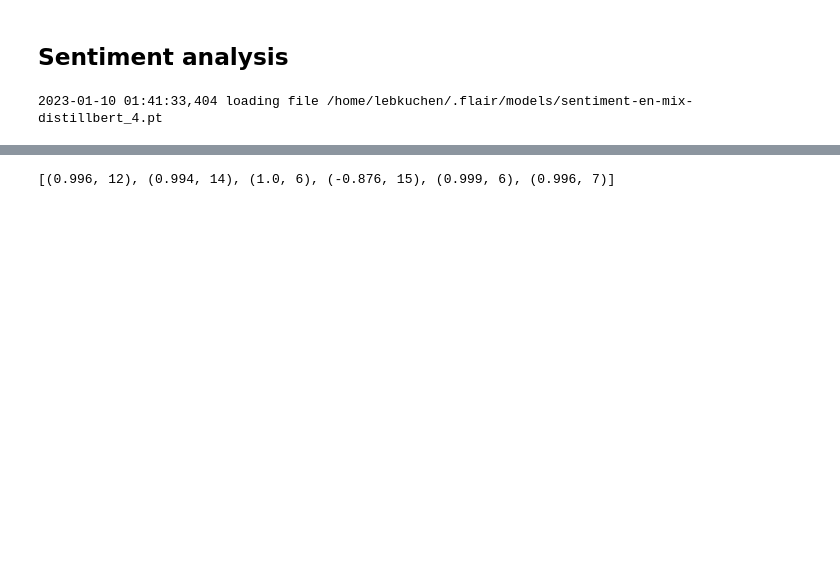
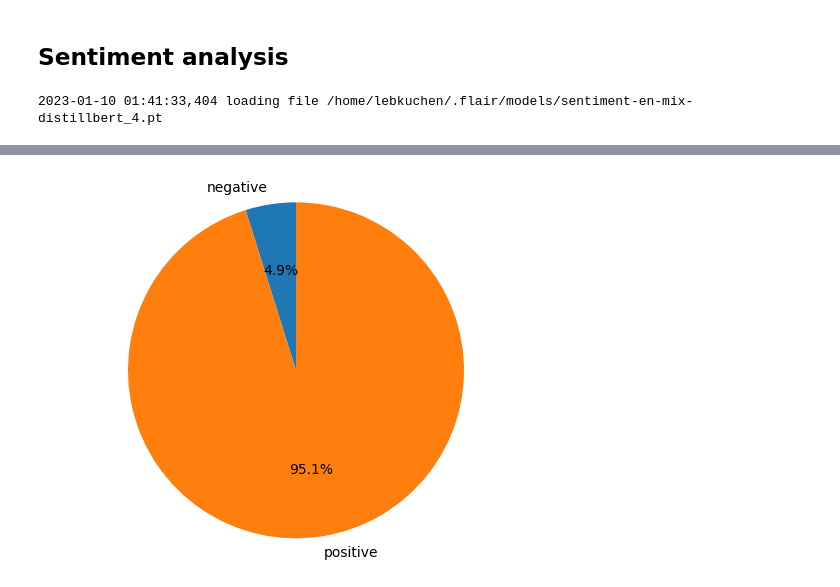
Before and after one commit to unibz-seis2022-transcripts/programming-for-data-science-project, a Jupyter notebook: Inside-Airbnb-Berlin.ipynb, the cells around one changed output, grey strips where cells are left out. Cells and saved outputs as stored; diff of their text form; code cells hidden in the pictures; blank space fills up the shorter version.

Commit message:
plot sentiment analysis maps

```diff
--- a/Inside-Airbnb-Berlin.ipynb
+++ b/Inside-Airbnb-Berlin.ipynb
@@ -452,24 +459,24 @@ def get_sum(scores):
 # %%
 english_reviews_sample = english_reviews.sample(n = 50000)
 # %%
-reviews_with_sentiment = english_reviews_sample.copy()
-reviews_with_sentiment.reset_index(inplace=True)
+# reviews_with_sentiment = english_reviews_sample.copy()
+# reviews_with_sentiment.reset_index(inplace=True)
 
-for index, review in reviews_with_sentiment.iterrows():
-  if index % 100 == 0:
-    print("Now processing iteration ", index)
+# for index, review in reviews_with_sentiment.iterrows():
+#   if index % 100 == 0:
+#     print("Now processing iteration ", index)
 
-  review_comment = review["comments"]
-  comment_lowercase = review_comment.lower()
-  comment_without_html_linebreaks = comment_lowercase.replace("<br/>", "")
+#   review_comment = review["comments"]
+#   comment_lowercase = review_comment.lower()
+#   comment_without_html_linebreaks = comment_lowercase.replace("<br/>", "")
 
-  sentences = get_sentences_from_text(comment_without_html_linebreaks)
-  scores = get_scores(sentences)
-  sentiment_sum = get_sum(scores)
+#   sentences = get_sentences_from_text(comment_without_html_linebreaks)
+#   scores = get_scores(sentences)
+#   sentiment_sum = get_sum(scores)
 
-  reviews_with_sentiment.at[index, 'sentiment'] = sentiment_sum
+#   reviews_with_sentiment.at[index, 'sentiment'] = sentiment_sum
 
-reviews_sentiment_url = './data/reviews-09-2022-sentiment.csv'
-english_reviews_sample.drop(columns=["index"]).to_csv(reviews_sentiment_url, index=False, sep=";", lineterminator="\r")
+# reviews_sentiment_url = './data/reviews-09-2022-sentiment.csv'
+# reviews_with_sentiment.drop(columns=["index"]).to_csv(reviews_sentiment_url, index=False, sep=";", lineterminator="\r")
 # %% [output]
 Now processing iteration  0
@@ -476,11 +499,21 @@ Now processing iteration  0
 # %%
 reviews_sentiment_url = './data/reviews-09-2022-sentiment.csv'
 reviews_sentiment_read = pd.read_csv(reviews_sentiment_url, sep=";", lineterminator="\r")
-# %%
-text = """It's very good apartment that situated near Nordbahnhof s-bahn and u-bahn station. Two big rooms and four sleeping places are ideal for 3 or 4 people. Good flat for a good price! It's just 5 min by foot to Oranienburger str., 10 min to Unter-den-Linden or less. Javier and Rubin are very friendly. Thank you for unbelievable stay in Berlin!"""
-sentences = get_sentences_from_text(text)
-results = get_scores_and_weights(sentences)
-print(results)
-score = get_weighted_score(results)
-# %% [output]
-[(0.996, 12), (0.994, 14), (1.0, 6), (-0.876, 15), (0.999, 6), (0.996, 7)]
+# %%
+for index, review in reviews_sentiment_read.iterrows():
+  sentiment_category = "positive" if review["sentiment"] > 0 else "negative"
+  reviews_sentiment_read.at[index, 'sentiment_category'] = sentiment_category
+
+positive_negative_occurencies = reviews_sentiment_read.groupby(by="sentiment_category").size()
+
+labels = positive_negative_occurencies.keys()
+sizes = positive_negative_occurencies.values
+
+fig, ax = plt.subplots()
+ax.pie(sizes, labels=labels, autopct='%1.1f%%',
+        shadow=False, startangle=90)
+ax.axis('equal')
+
+plt.show()
+# %% [output]
+[figure, added]
```
Also changed, not shown: parts of 10 cells of this notebook, 1 other file.
